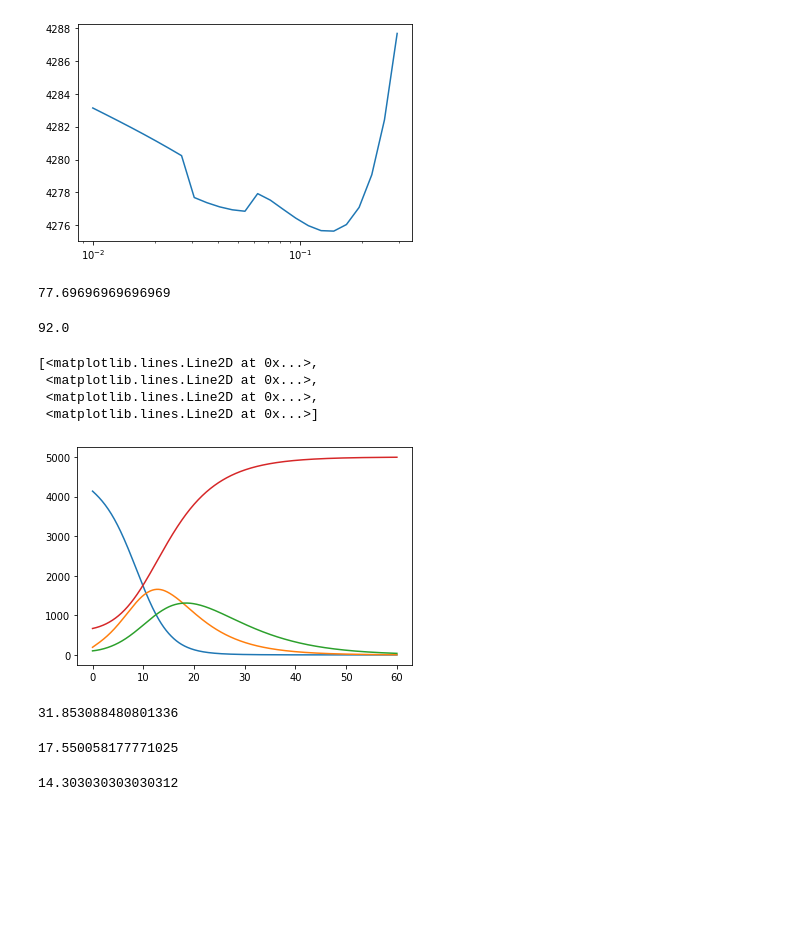
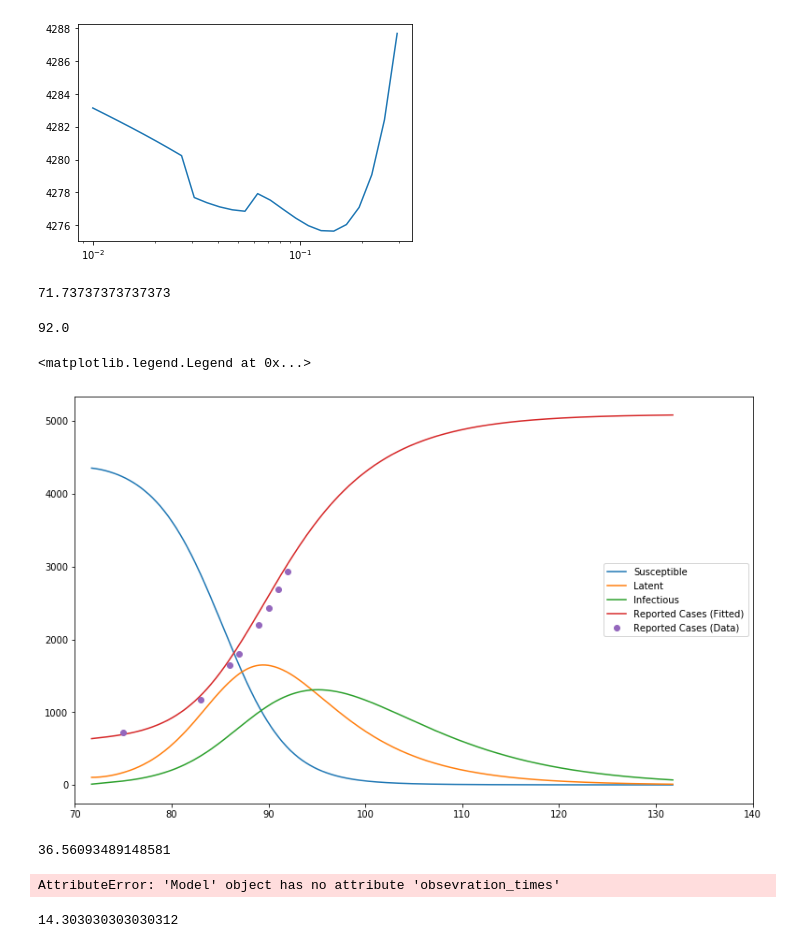
Before and after one commit to dwu402/pypei, a Jupyter notebook: samoa.ipynb, the cells around one changed output. Cells and saved outputs as stored; diff of their text form; code cells hidden in the pictures; blank space fills up the shorter version.

```diff
--- a/samoa.ipynb
+++ b/samoa.ipynb
@@ -396,23 +396,25 @@ plt.semilogx(np.logspace(-2, 1, num=50).flatten()[:25], f2[:25])
 [figure]
 # %%
 from scipy.integrate import solve_ivp
-print(model.observation_times[75])
-sol = solve_ivp(lambda t,y: seir(t, y, getp(sols[idx]['x'])), [0, 60], [getx(sols[idx]['x'])[i][75] for i in range(4)], dense_output=True)
+tidx = 65
+print(model.observation_times[tidx])
+sol = solve_ivp(lambda t,y: seir(t, y, getp(sols[idx]['x'])), [0, 60], [getx(sols[idx]['x'])[i][tidx] for i in range(4)], dense_output=True)
 # %% [output]
-77.69696969696969
+71.73737373737373
 # %%
 model.observation_times[-1]
 # %% [output]
 92.0
 # %%
 tfine = np.linspace(0, 60, 600)
-plt.plot(tfine, sol.sol(tfine).T)
+plt.figure(figsize=[13, 8])
+plt.plot(tfine+model.observation_times[tidx], sol.sol(tfine).T)
+plt.plot(times, cumdata, 'o')
+plt.xlim(70, 140)
+plt.legend(["Susceptible", "Latent", "Infectious", "Reported Cases (Fitted)", "Reported Cases (Data)"])
 # %% [output]
-[<matplotlib.lines.Line2D at 0x...>,
- <matplotlib.lines.Line2D at 0x...>,
- <matplotlib.lines.Line2D at 0x...>,
- <matplotlib.lines.Line2D at 0x...>]
+<matplotlib.legend.Legend at 0x...>
-[figure, old version]
+[figure, new version]
 # %%
 rfin = sol.sol(tfine)[-1,-1]
 # %%
@@ -420,11 +422,11 @@ ridx = np.argmin(np.abs(((1-(sol.sol(tfine)[-1,:])/rfin)*100) - 5))
 # %%
 tfine[ridx]
 # %% [output]
-31.853088480801336
+36.56093489148581
 # %%
-tfine[ridx]-(92-model.observation_times[75])
+tfine[ridx]-(model.obsevration_times[-1]-model.observation_times[tidx])
 # %% [output]
-17.550058177771025
+AttributeError: 'Model' object has no attribute 'obsevration_times'
 # %%
 92-model.observation_times[75]
 # %% [output]
```
